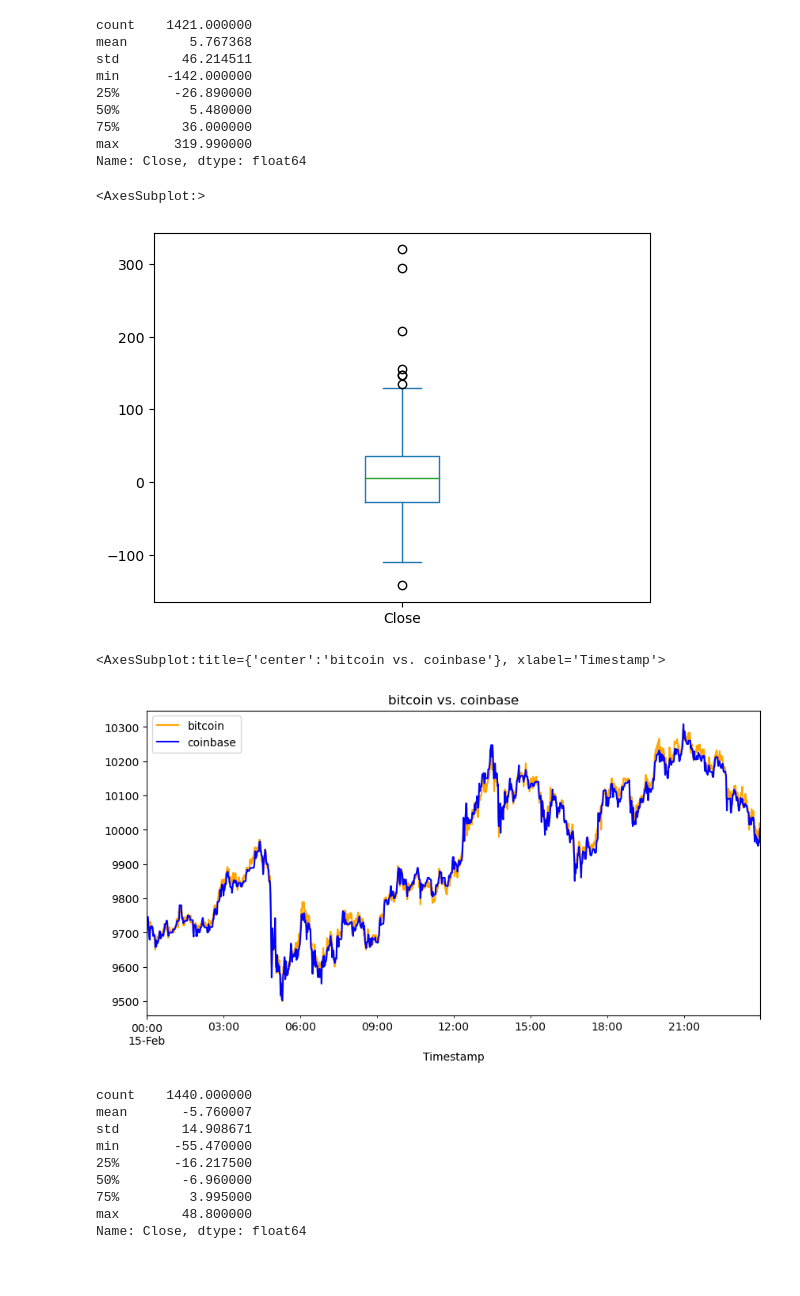
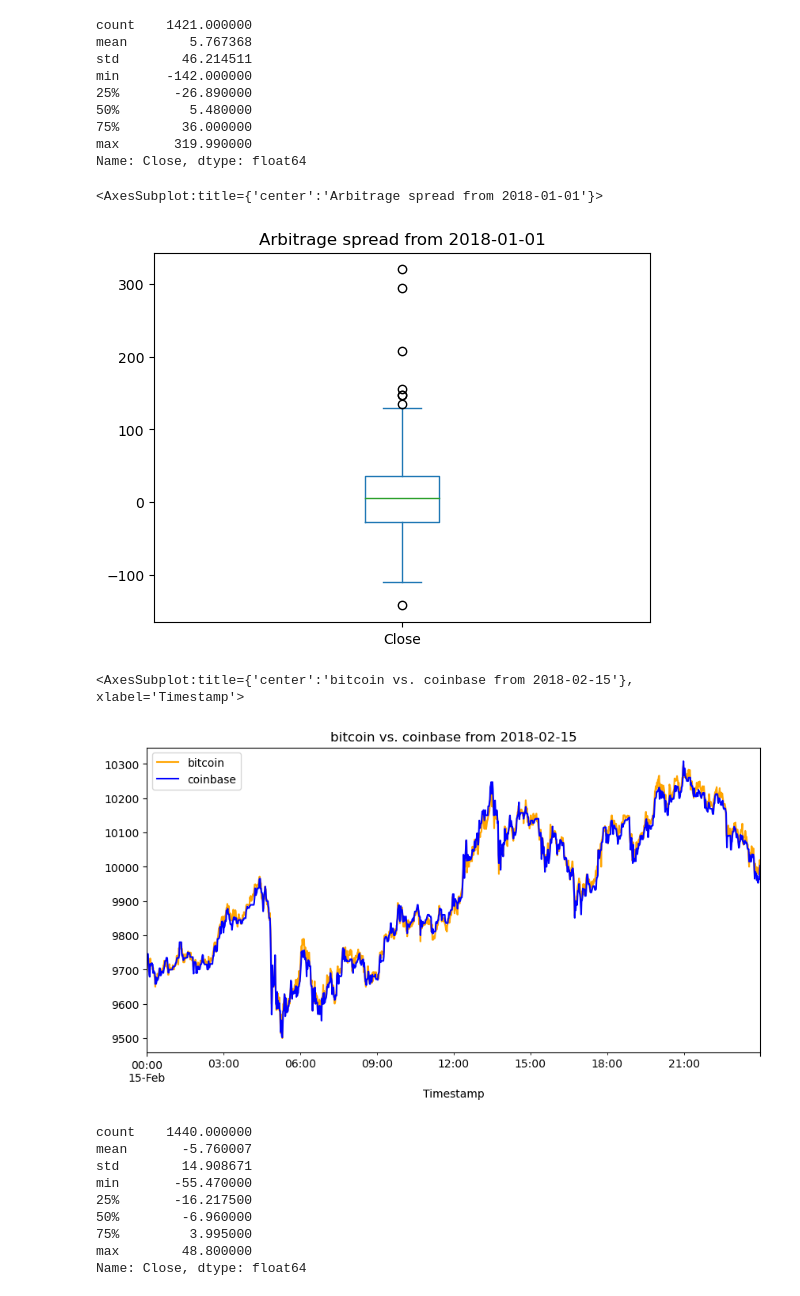
Before and after one commit to halamkim/challenge_03, a Jupyter notebook: crypto_arbitrage.ipynb, the cells around one changed output. Saved outputs shown, nothing was run; the diff lists cells and outputs as text; code cells hidden in the pictures; blank space fills up the shorter version.

Commit message:
finished challenge and changed titles for box plots

```diff
--- a/crypto_arbitrage.ipynb
+++ b/crypto_arbitrage.ipynb
@@ -331,19 +324,19 @@ Name: Close, dtype: float64
 # %%
 # Visualize the arbitrage spread from early in the dataset in a box plot
 # YOUR CODE HERE
-arbitrage_spread_early.plot(kind="box")
+arbitrage_spread_early.plot(kind="box", title = "Arbitrage spread from 2018-01-01")
 # %% [output]
-<AxesSubplot:>
+<AxesSubplot:title={'center':'Arbitrage spread from 2018-01-01'}>
-[figure, old version]
+[figure, new version]
 # %%
 # Create an overlay plot that visualizes the two dataframes over a period of one day from the middle of the dataset.
 # Be sure that the plots include the parameters `legend`, `figsize`, `title`, `color` and `label`
 # YOUR CODE HERE
-bitstamp_sliced["2018-02-15"].plot(legend = True, figsize= (10,5), title = "bitcoin vs. coinbase", color = "orange", label = "bitcoin")
+bitstamp_sliced["2018-02-15"].plot(legend = True, figsize= (10,5), title = "bitcoin vs. coinbase from 2018-02-15", color = "orange", label = "bitcoin")
 coinbase_sliced["2018-02-15"].plot(legend = True, figsize = (10,5), color = "blue", label = "coinbase")
 # %% [output]
-<AxesSubplot:title={'center':'bitcoin vs. coinbase'}, xlabel='Timestamp'>
+<AxesSubplot:title={'center':'bitcoin vs. coinbase from 2018-02-15'}, xlabel='Timestamp'>
-[figure, old version]
+[figure, new version]
 # %%
 # Using the date in the middle that you have selected, calculate the arbitrage spread
 # by subtracting the bitstamp lower closing prices from the coinbase higher closing prices
```
Also changed, not shown: parts of 17 cells of this notebook.
